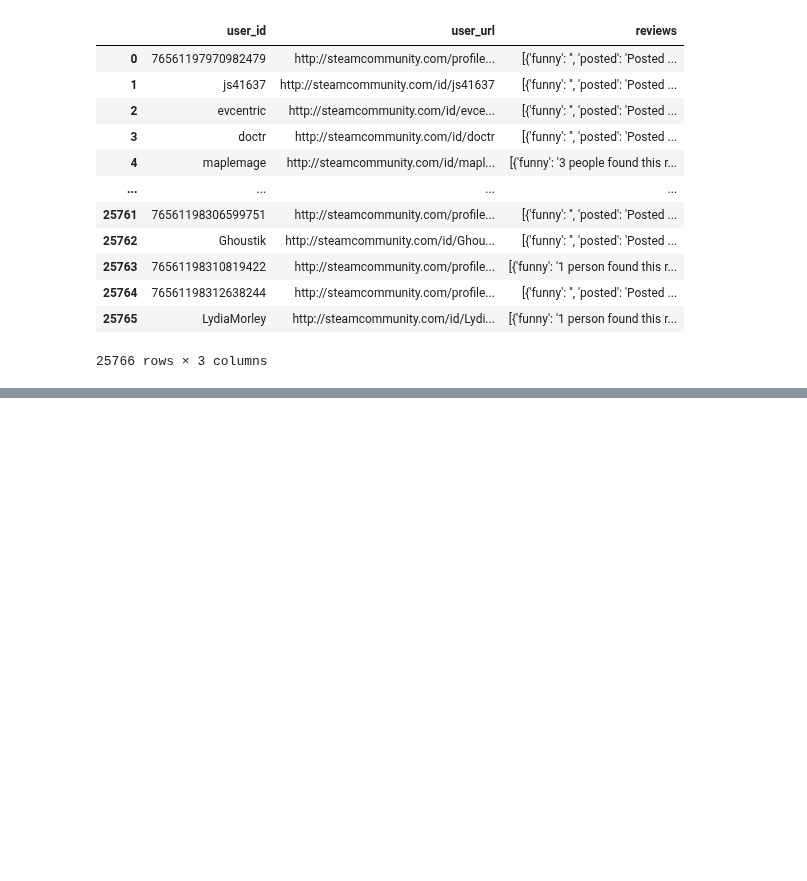
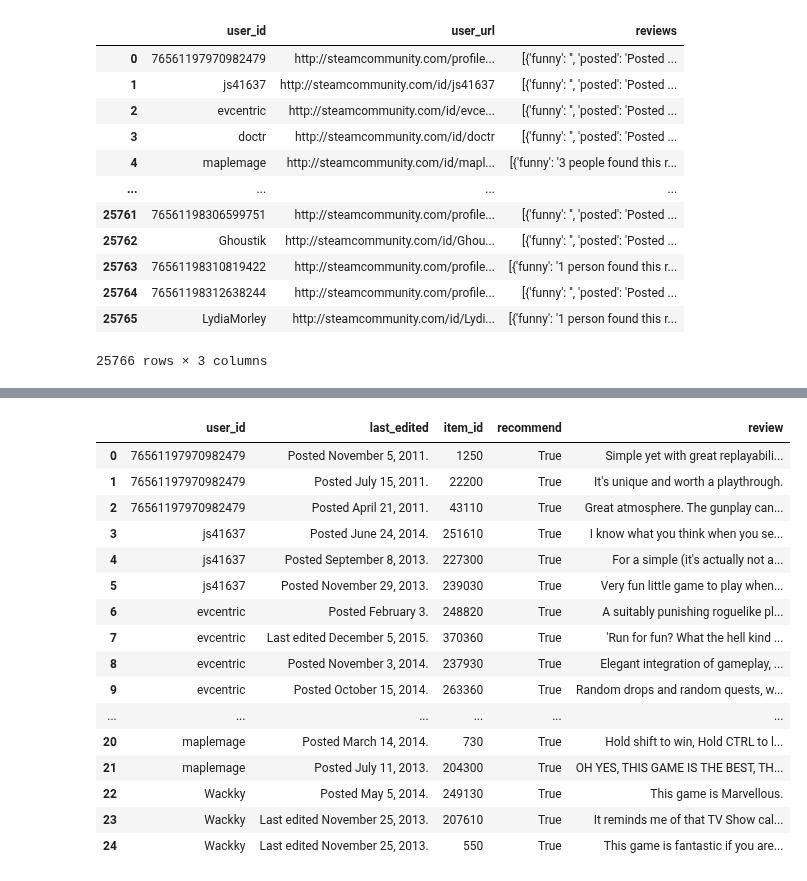
Before and after one commit to DaAnMaGi/PI_ML_OPS, a Jupyter notebook: limpieza/limpieza_datos.ipynb, the cells around one changed output, grey strips where cells are left out. Cells and saved outputs as stored; diff of their text form; code cells hidden in the pictures; blank space fills up the shorter version.

```diff
--- a/limpieza/limpieza_datos.ipynb
+++ b/limpieza/limpieza_datos.ipynb
@@ -141,0 +160,13 @@ reviews
+# %%
+# Se eliminan las columnas que ya no son necesarias o útiles para las consultas que se realizarán.
+reviews.drop(columns=["funny","helpful"],inplace=True)
+# %%
+# Se reemplazan los valores no deseados (espacios en blanco) en "last_edited"
+reviews["last_edited"] = reviews["last_edited"].replace(r"^\s*$", pd.NA, regex=True)
+# %%
+# Se coincidera que los valores de "last_edited" son los valores de la review más reciente (y por tanto, al año al que pertenecen).
+# De esta forma, se decide dejar estos datos, reemplazando aquellos donde se tiene un dato nulo por el valor de la columna "posted"
+reviews["last_edited"].fillna(reviews["posted"],inplace=True)
+# %%
+# Se elimina la columna "posted" por redundancia con la columna "last_edited"
+reviews.drop(columns="posted",inplace=True)
@@ -141,0 +193,20 @@ reviews
+# %%
+reviews.iloc[:25]
+# %% [output]
+|  | user_id | last_edited | item_id | recommend | review |
+| 0 | 76561197970982479 | Posted November 5, 2011. | 1250 | True | Simple yet with great replayabili... |
+| 1 | 76561197970982479 | Posted July 15, 2011. | 22200 | True | It's unique and worth a playthrough. |
+| 2 | 76561197970982479 | Posted April 21, 2011. | 43110 | True | Great atmosphere. The gunplay can... |
+| 3 | js41637 | Posted June 24, 2014. | 251610 | True | I know what you think when you se... |
+| 4 | js41637 | Posted September 8, 2013. | 227300 | True | For a simple (it's actually not a... |
+| 5 | js41637 | Posted November 29, 2013. | 239030 | True | Very fun little game to play when... |
+| 6 | evcentric | Posted February 3. | 248820 | True | A suitably punishing roguelike pl... |
+| 7 | evcentric | Last edited December 5, 2015. | 370360 | True | 'Run for fun? What the hell kind ... |
+| 8 | evcentric | Posted November 3, 2014. | 237930 | True | Elegant integration of gameplay, ... |
+| 9 | evcentric | Posted October 15, 2014. | 263360 | True | Random drops and random quests, w... |
+| ... | ... | ... | ... | ... | ... |
+| 20 | maplemage | Posted March 14, 2014. | 730 | True | Hold shift to win, Hold CTRL to l... |
+| 21 | maplemage | Posted July 11, 2013. | 204300 | True | OH YES, THIS GAME IS THE BEST, TH... |
+| 22 | Wackky | Posted May 5, 2014. | 249130 | True | This game is Marvellous. |
+| 23 | Wackky | Last edited November 25, 2013. | 207610 | True | It reminds me of that TV Show cal... |
+| 24 | Wackky | Last edited November 25, 2013. | 550 | True | This game is fantastic if you are... |
```
Also changed, not shown: parts of 6 cells of this notebook.
